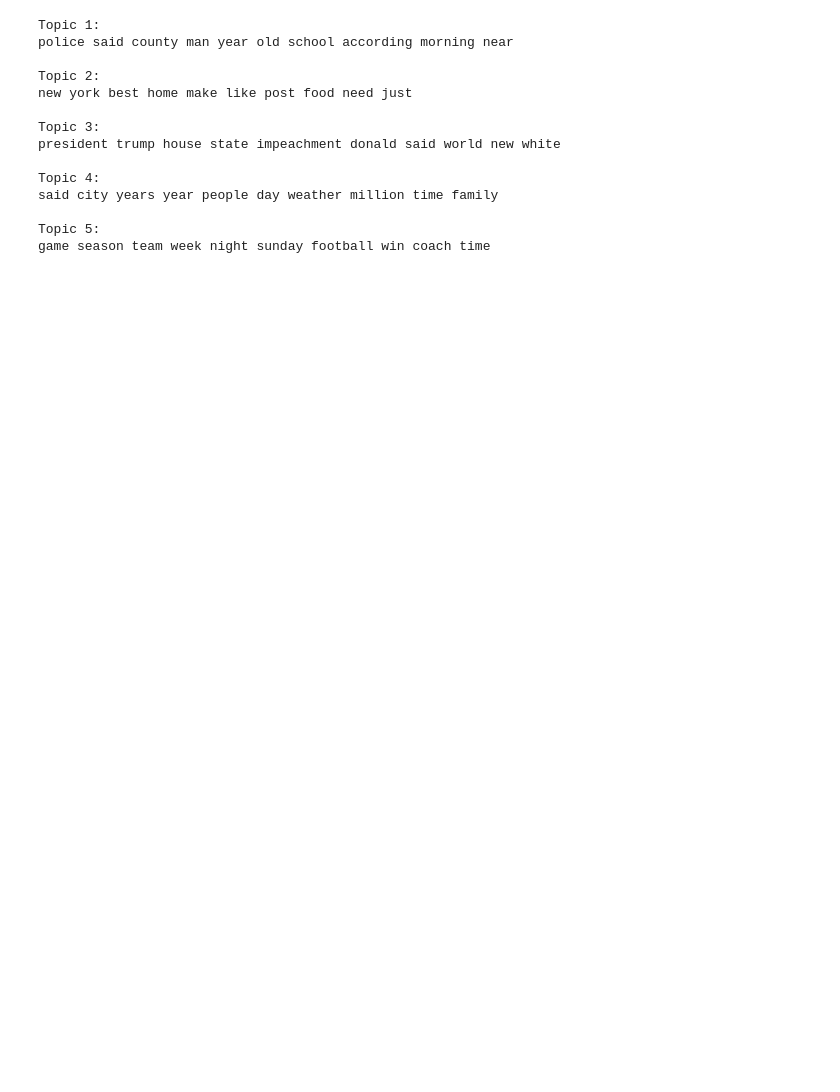
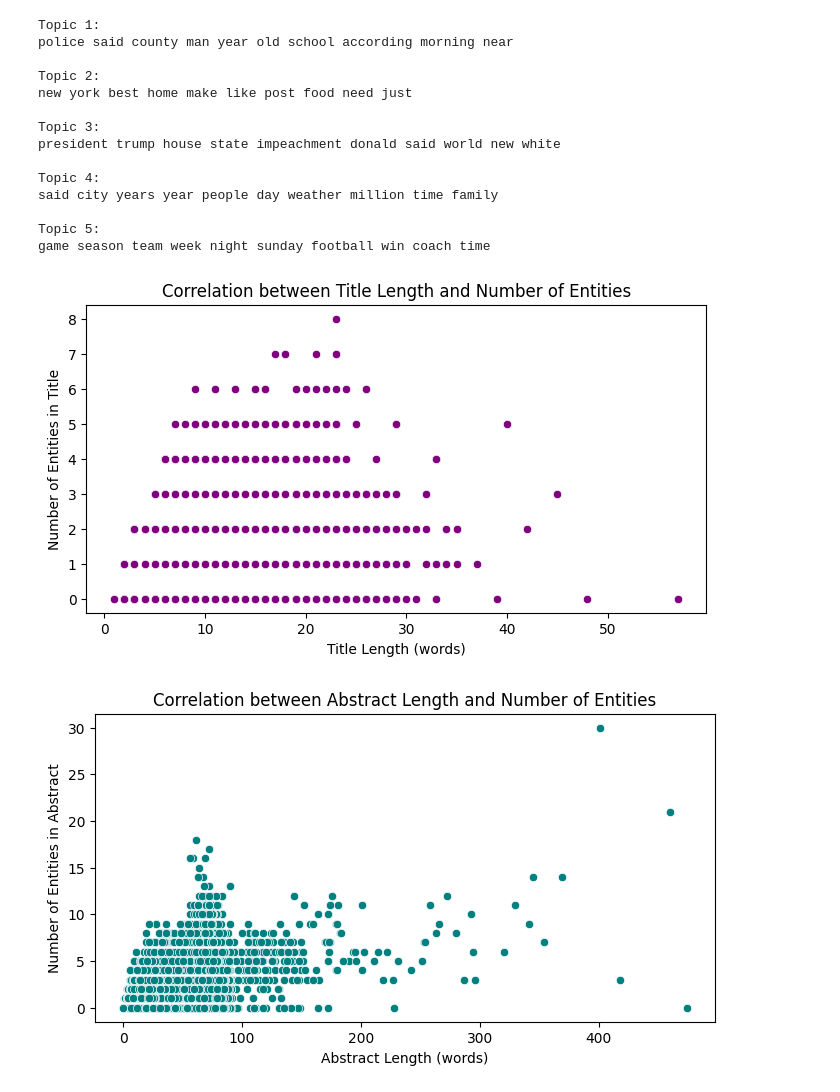
Before and after one commit to shitijseth/Unified-Cross-Domain-Recommender-System, a Jupyter notebook: data_exploration.ipynb, the cells around one changed output. Drawn from its saved outputs; the diff is of its cells as text; code cells hidden in the pictures; blank space fills up the shorter version.

```diff
--- a/data_exploration.ipynb
+++ b/data_exploration.ipynb
@@ -463,3 +463,20 @@ said city years year people day weather million time family
 
 Topic 5:
 game season team week night sunday football win coach time
+# %%
+plt.figure(figsize=(8, 4))
+sns.scatterplot(x='title_length', y='title_entity_count', data=news, color="purple")
+plt.title("Correlation between Title Length and Number of Entities")
+plt.xlabel("Title Length (words)")
+plt.ylabel("Number of Entities in Title")
+plt.show()
+
+plt.figure(figsize=(8, 4))
+sns.scatterplot(x='abstract_length', y='abstract_entity_count', data=news, color="teal")
+plt.title("Correlation between Abstract Length and Number of Entities")
+plt.xlabel("Abstract Length (words)")
+plt.ylabel("Number of Entities in Abstract")
+plt.show()
+# %% [output]
+[figure, added]
+[figure, added]
```
Also changed, not shown: parts of 2 cells of this notebook.
